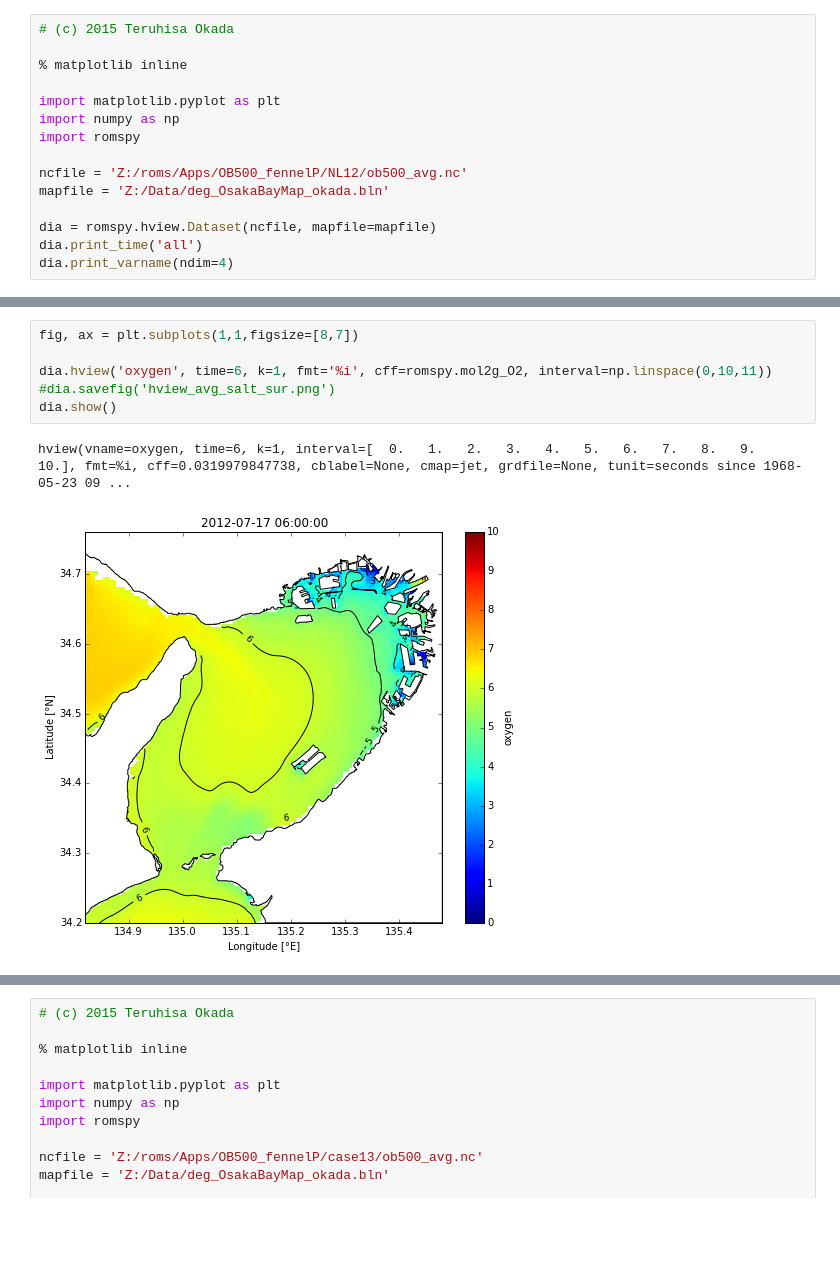
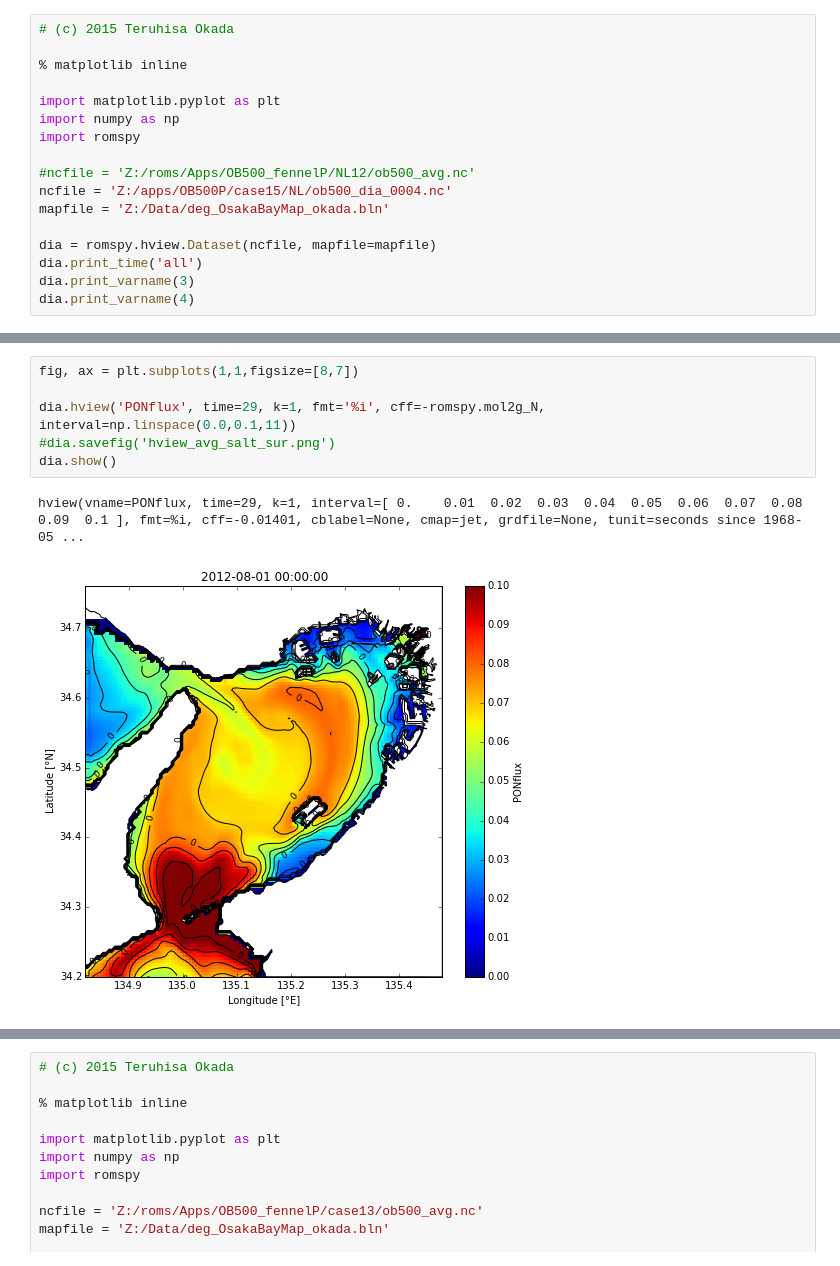
Before and after one commit to okadate/notebook, a Jupyter notebook: gist/hview-Copy1.ipynb, the cells around one changed output, grey strips where cells are left out. Saved outputs shown, nothing was run; the diff lists cells and outputs as text; blank space fills up the shorter version.

```diff
--- a/gist/hview-Copy1.ipynb
+++ b/gist/hview-Copy1.ipynb
@@ -7,10 +7,12 @@ import matplotlib.pyplot as plt
 import numpy as np
 import romspy
 
-ncfile = 'Z:/roms/Apps/OB500_fennelP/NL12/ob500_avg.nc'
+#ncfile = 'Z:/roms/Apps/OB500_fennelP/NL12/ob500_avg.nc'
+ncfile = 'Z:/apps/OB500P/case15/NL/ob500_dia_0004.nc'
 mapfile = 'Z:/Data/deg_OsakaBayMap_okada.bln'
 
 dia = romspy.hview.Dataset(ncfile, mapfile=mapfile)
 dia.print_time('all')
-dia.print_varname(ndim=4)
+dia.print_varname(3)
+dia.print_varname(4)
 # %% [output]
@@ -35,9 +36,9 @@ u v u_eastward v_northward w temp salt NO3 NH4 chlorophyll phytoplankton zooplan
 # %%
 fig, ax = plt.subplots(1,1,figsize=[8,7])
 
-dia.hview('oxygen', time=6, k=1, fmt='%i', cff=romspy.mol2g_O2, interval=np.linspace(0,10,11))
+dia.hview('PONflux', time=29, k=1, fmt='%i', cff=-romspy.mol2g_N, interval=np.linspace(0.0,0.1,11))
 #dia.savefig('hview_avg_salt_sur.png')
 dia.show()
 # %% [output]
-hview(vname=oxygen, time=6, k=1, interval=[  0.   1.   2.   3.   4.   5.   6.   7.   8.   9.  10.], fmt=%i, cff=0.0319979847738, cblabel=None, cmap=jet, grdfile=None, tunit=seconds since 1968-05-23 09 ...
+hview(vname=PONflux, time=29, k=1, interval=[ 0.    0.01  0.02  0.03  0.04  0.05  0.06  0.07  0.08  0.09  0.1 ], fmt=%i, cff=-0.01401, cblabel=None, cmap=jet, grdfile=None, tunit=seconds since 1968-05 ...
-[figure, old version]
+[figure, new version]
```
Also changed, not shown: parts of 2 cells of this notebook, 1 other file.
